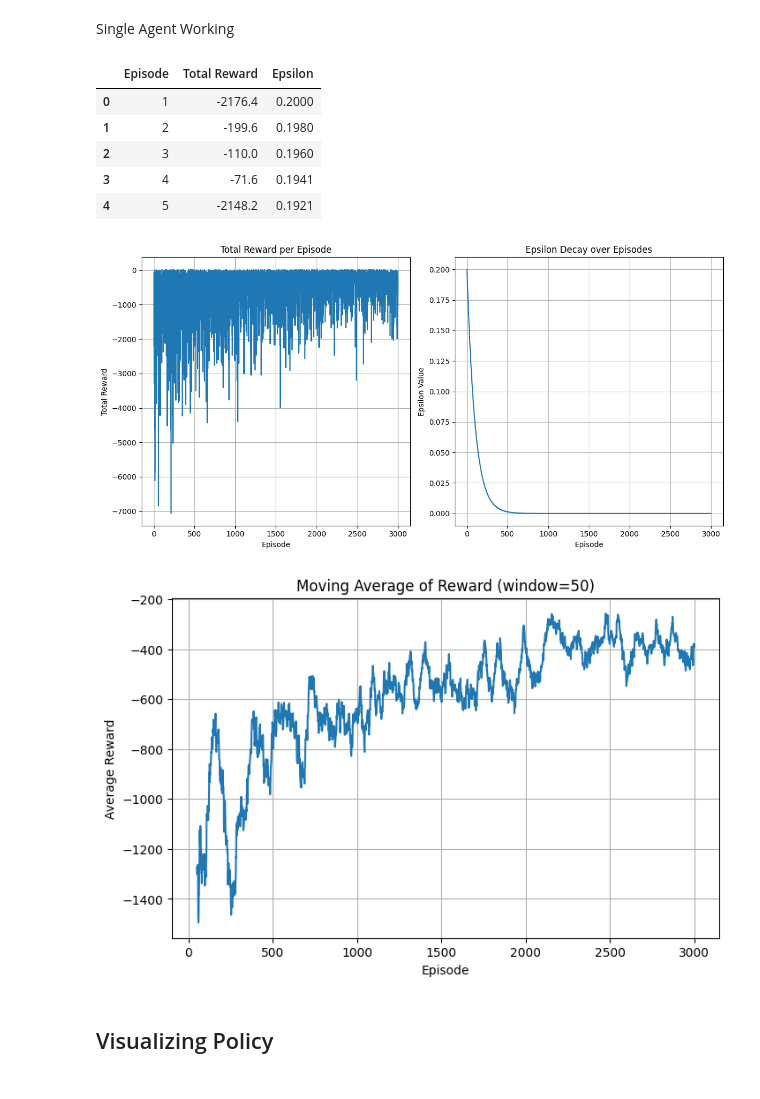
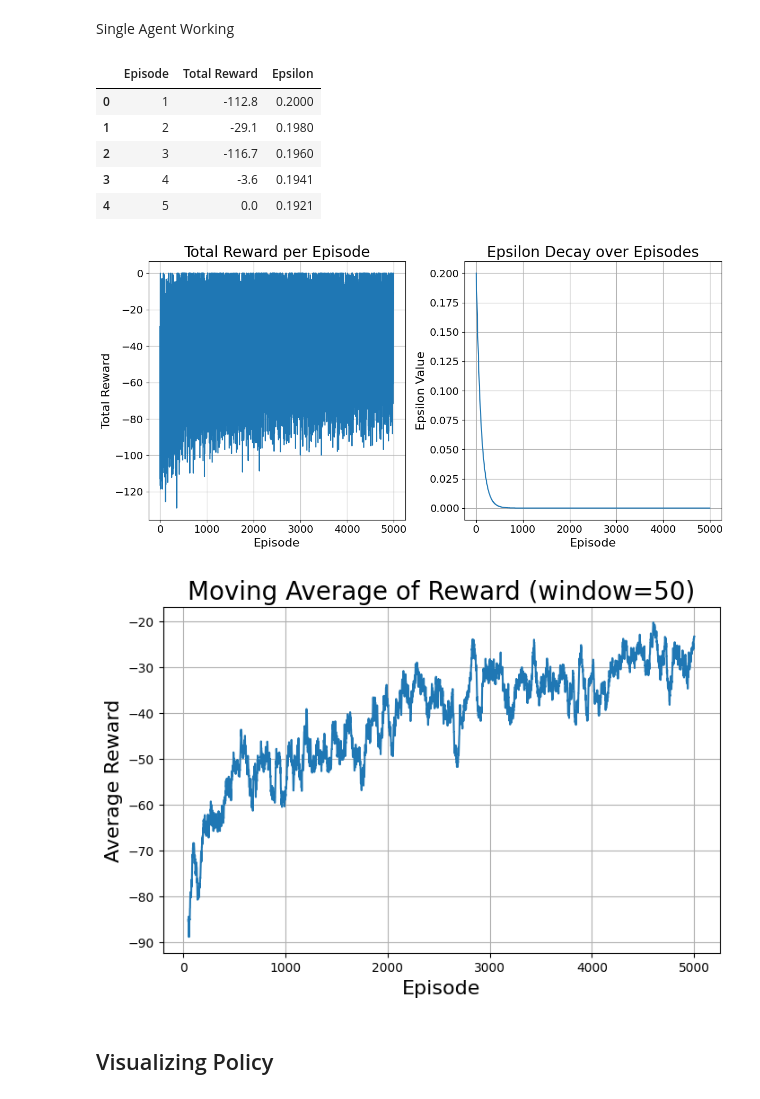
Before and after one commit to shinobi-wolf/FleetNav, a Jupyter notebook: eda.ipynb, the cells around one changed output. Saved outputs shown, nothing was run; the diff lists cells and outputs as text; code cells hidden in the pictures.

Commit message:
trained random small grid, and grid

```diff
--- a/eda.ipynb
+++ b/eda.ipynb
@@ -128,52 +128,58 @@ import pandas as pd
 import numpy as np
 import matplotlib.pyplot as plt
 
-df_results = pd.read_csv("runs/38de89a9/train_log.txt")
+df_results = pd.read_csv("runs/c75c5609/train_log.txt")
 
 df_results.head()
 # %% [output]
 |  | Episode | Total Reward | Epsilon |
-| 0 | 1 | -2176.4 | 0.2000 |
-| 1 | 2 | -199.6 | 0.1980 |
-| 2 | 3 | -110.0 | 0.1960 |
-| 3 | 4 | -71.6 | 0.1941 |
-| 4 | 5 | -2148.2 | 0.1921 |
+| 0 | 1 | -112.8 | 0.2000 |
+| 1 | 2 | -29.1 | 0.1980 |
+| 2 | 3 | -116.7 | 0.1960 |
+| 3 | 4 | -3.6 | 0.1941 |
+| 4 | 5 | 0.0 | 0.1921 |
 # %%
 plt.figure(figsize=(12, 6))
 
+fontsize_title = 20
+fontsize_label = 16
+fontsize_ticks = 14
+
 # Plot 1: Total Reward over episodes
-plt.subplot(1, 2, 1)
-plt.plot(df_results['Episode'], df_results[' Total Reward'])
-plt.title('Total Reward per Episode')
-plt.xlabel('Episode')
-plt.ylabel('Total Reward')
-plt.grid(True)
+ax1 = plt.subplot(1, 2, 1)
+ax1.plot(df_results['Episode'], df_results[' Total Reward'])
+ax1.set_title('Total Reward per Episode', fontsize=fontsize_title)
+ax1.set_xlabel('Episode', fontsize=fontsize_label)
+ax1.set_ylabel('Total Reward', fontsize=fontsize_label)
+ax1.tick_params(axis='both', which='major', labelsize=fontsize_ticks)
+ax1.grid(True)
 
 # Plot 2: Epsilon over episodes
-plt.subplot(1, 2, 2)
-plt.plot(df_results['Episode'], df_results[' Epsilon'])
-plt.title('Epsilon Decay over Episodes')
-plt.xlabel('Episode')
-plt.ylabel('Epsilon Value')
-plt.grid(True)
+ax2 = plt.subplot(1, 2, 2)
+ax2.plot(df_results['Episode'], df_results[' Epsilon'])
+ax2.set_title('Epsilon Decay over Episodes', fontsize=fontsize_title)
+ax2.set_xlabel('Episode', fontsize=fontsize_label)
+ax2.set_ylabel('Epsilon Value', fontsize=fontsize_label)
+ax2.tick_params(axis='both', which='major', labelsize=fontsize_ticks)
+ax2.grid(True)
 
 plt.tight_layout()
 plt.show()
 # %% [output]
-[figure, old version]
+[figure, new version]
 # %%
 window_size = 50  # Adjust this for smoother or more responsive averaging
 moving_avg = df_results[' Total Reward'].rolling(window=window_size).mean()
 
 plt.figure(figsize=(8, 5))
 plt.plot(df_results['Episode'][window_size-1:], moving_avg[window_size-1:])
-plt.title(f'Moving Average of Reward (window={window_size})')
-plt.xlabel('Episode')
-plt.ylabel('Average Reward')
+plt.title(f'Moving Average of Reward (window={window_size})', fontsize=fontsize_title)
+plt.xlabel('Episode', fontsize=fontsize_label)
+plt.ylabel('Average Reward', fontsize=fontsize_label)
 plt.grid(True)
 plt.show()
 # %% [output]
-[figure, old version]
+[figure, new version]
 # %% [markdown]
 ## Visualizing Policy
 # %%
```
Also changed, not shown: parts of 37 cells of this notebook, 51 other files.
